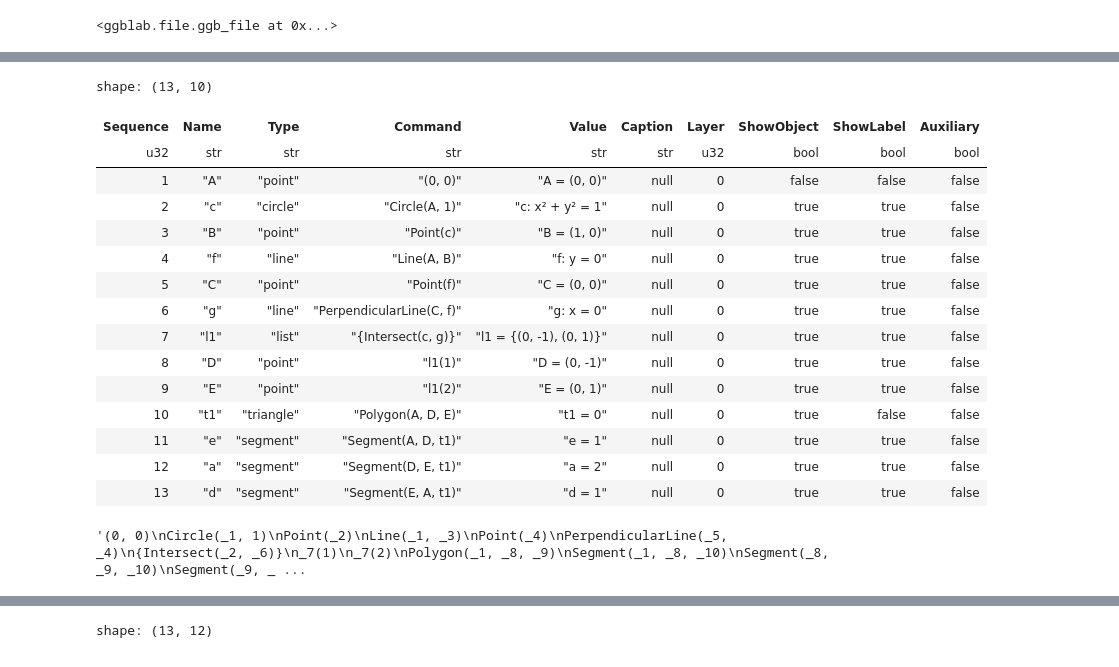
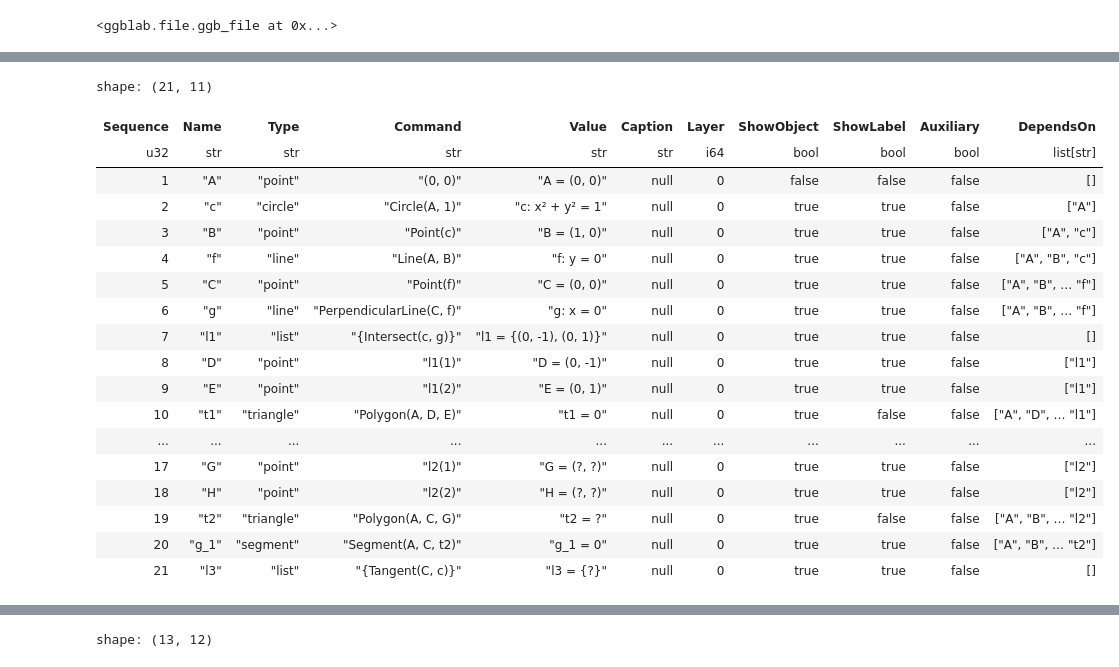
Before and after one commit to moyhig-ecs/ggblab, a Jupyter notebook: examples/eg11_slider.ipynb, the cells around one changed output, grey strips where cells are left out. Drawn from its saved outputs; the diff is of its cells as text; code cells hidden in the pictures.

```diff
--- a/examples/eg11_slider.ipynb
+++ b/examples/eg11_slider.ipynb
@@ -229,25 +338,0 @@ from ggblab_extra import ConstructionTreeParser
-# %%
-df = await ConstructionIO.initialize_dataframe(ggb, use_applet=True)
-df
-# %% [output]
-shape: (13, 10)
-| Sequence | Name | Type | Command | Value | Caption | Layer | ShowObject | ShowLabel | Auxiliary |
-| u32 | str | str | str | str | str | u32 | bool | bool | bool |
-| 1 | "A" | "point" | "(0, 0)" | "A = (0, 0)" | null | 0 | false | false | false |
-| 2 | "c" | "circle" | "Circle(A, 1)" | "c: x² + y² = 1" | null | 0 | true | true | false |
-| 3 | "B" | "point" | "Point(c)" | "B = (1, 0)" | null | 0 | true | true | false |
-| 4 | "f" | "line" | "Line(A, B)" | "f: y = 0" | null | 0 | true | true | false |
-| 5 | "C" | "point" | "Point(f)" | "C = (0, 0)" | null | 0 | true | true | false |
-| 6 | "g" | "line" | "PerpendicularLine(C, f)" | "g: x = 0" | null | 0 | true | true | false |
-| 7 | "l1" | "list" | "{Intersect(c, g)}" | "l1 = {(0, -1), (0, 1)}" | null | 0 | true | true | false |
-| 8 | "D" | "point" | "l1(1)" | "D = (0, -1)" | null | 0 | true | true | false |
-| 9 | "E" | "point" | "l1(2)" | "E = (0, 1)" | null | 0 | true | true | false |
-| 10 | "t1" | "triangle" | "Polygon(A, D, E)" | "t1 = 0" | null | 0 | true | false | false |
-| 11 | "e" | "segment" | "Segment(A, D, t1)" | "e = 1" | null | 0 | true | true | false |
-| 12 | "a" | "segment" | "Segment(D, E, t1)" | "a = 2" | null | 0 | true | true | false |
-| 13 | "d" | "segment" | "Segment(E, A, t1)" | "d = 1" | null | 0 | true | true | false |
-# %%
-cmds = ConstructionIO.commands_for_magic(df)
-cmds
-# %% [output]
-'(0, 0)\nCircle(_1, 1)\nPoint(_2)\nLine(_1, _3)\nPoint(_4)\nPerpendicularLine(_5, _4)\n{Intersect(_2, _6)}\n_7(1)\n_7(2)\nPolygon(_1, _8, _9)\nSegment(_1, _8, _10)\nSegment(_8, _9, _10)\nSegment(_9, _ ...
@@ -256,0 +341,2 @@ g1 = p.parse()
+# %%
+p = ConstructionTreeParser(df, auto_assign_layers=True)
@@ -256,0 +345,22 @@ g1 = p.parse()
+# %%
+p.df
+# %% [output]
+shape: (21, 11)
+| Sequence | Name | Type | Command | Value | Caption | Layer | ShowObject | ShowLabel | Auxiliary | DependsOn |
+| u32 | str | str | str | str | str | i64 | bool | bool | bool | list[str] |
+| 1 | "A" | "point" | "(0, 0)" | "A = (0, 0)" | null | 0 | false | false | false | [] |
+| 2 | "c" | "circle" | "Circle(A, 1)" | "c: x² + y² = 1" | null | 0 | true | true | false | ["A"] |
+| 3 | "B" | "point" | "Point(c)" | "B = (1, 0)" | null | 0 | true | true | false | ["A", "c"] |
+| 4 | "f" | "line" | "Line(A, B)" | "f: y = 0" | null | 0 | true | true | false | ["A", "B", "c"] |
+| 5 | "C" | "point" | "Point(f)" | "C = (0, 0)" | null | 0 | true | true | false | ["A", "B", … "f"] |
+| 6 | "g" | "line" | "PerpendicularLine(C, f)" | "g: x = 0" | null | 0 | true | true | false | ["A", "B", … "f"] |
+| 7 | "l1" | "list" | "{Intersect(c, g)}" | "l1 = {(0, -1), (0, 1)}" | null | 0 | true | true | false | [] |
+| 8 | "D" | "point" | "l1(1)" | "D = (0, -1)" | null | 0 | true | true | false | ["l1"] |
+| 9 | "E" | "point" | "l1(2)" | "E = (0, 1)" | null | 0 | true | true | false | ["l1"] |
+| 10 | "t1" | "triangle" | "Polygon(A, D, E)" | "t1 = 0" | null | 0 | true | false | false | ["A", "D", … "l1"] |
+| ... | ... | ... | ... | ... | ... | ... | ... | ... | ... | ... |
+| 17 | "G" | "point" | "l2(1)" | "G = (?, ?)" | null | 0 | true | true | false | ["l2"] |
+| 18 | "H" | "point" | "l2(2)" | "H = (?, ?)" | null | 0 | true | true | false | ["l2"] |
+| 19 | "t2" | "triangle" | "Polygon(A, C, G)" | "t2 = ?" | null | 0 | true | false | false | ["A", "B", … "l2"] |
+| 20 | "g_1" | "segment" | "Segment(A, C, t2)" | "g_1 = 0" | null | 0 | true | true | false | ["A", "B", … "t2"] |
+| 21 | "l3" | "list" | "{Tangent(C, c)}" | "l3 = {?}" | null | 0 | true | true | false | [] |
```
Also changed, not shown: parts of 50 cells of this notebook, 6 other files.
